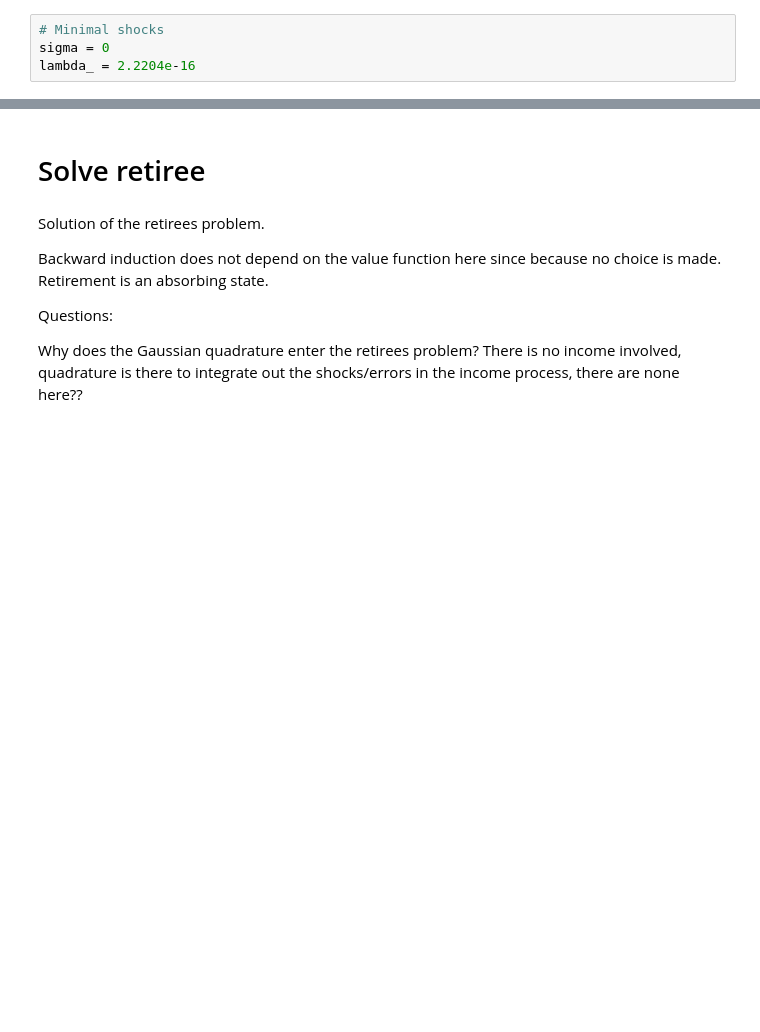
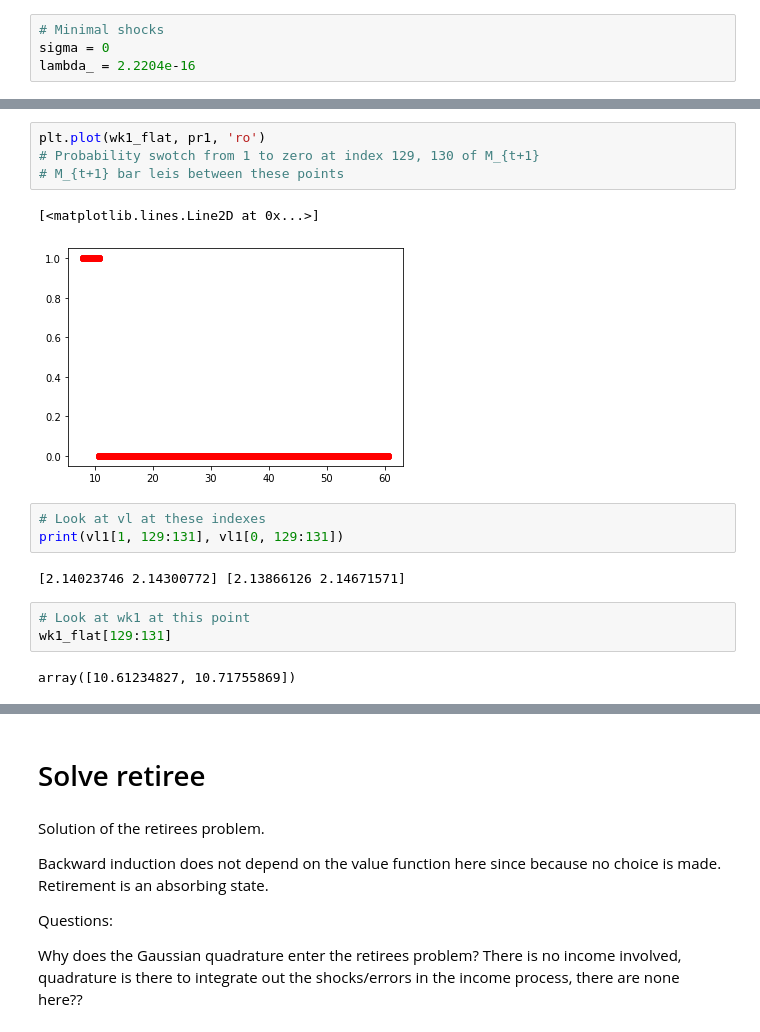
Before and after one commit to SeBecker/dc-egm, a Jupyter notebook: development/minimal_implementation.ipynb, the cells around one changed output, grey strips where cells are left out. Saved outputs shown, nothing was run; the diff lists cells and outputs as text; blank space fills up the shorter version.

```diff
--- a/development/minimal_implementation.ipynb
+++ b/development/minimal_implementation.ipynb
@@ -400,0 +506,17 @@ It follows that, on the one hand, difference might actually be due to upper enve
+# %%
+plt.plot(wk1_flat, pr1, 'ro')
+# Probability swotch from 1 to zero at index 129, 130 of M_{t+1}
+# M_{t+1} bar leis between these points
+# %% [output]
+[<matplotlib.lines.Line2D at 0x...>]
+[figure, added]
+# %%
+# Look at vl at these indexes
+print(vl1[1, 129:131], vl1[0, 129:131])
+# %% [output]
+[2.14023746 2.14300772] [2.13866126 2.14671571]
+# %%
+# Look at wk1 at this point
+wk1_flat[129:131]
+# %% [output]
+array([10.61234827, 10.71755869])
```
Also changed, not shown: parts of 62 cells of this notebook.
